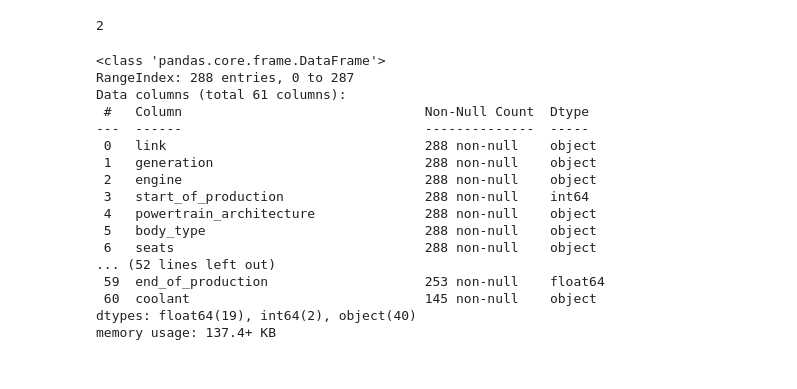
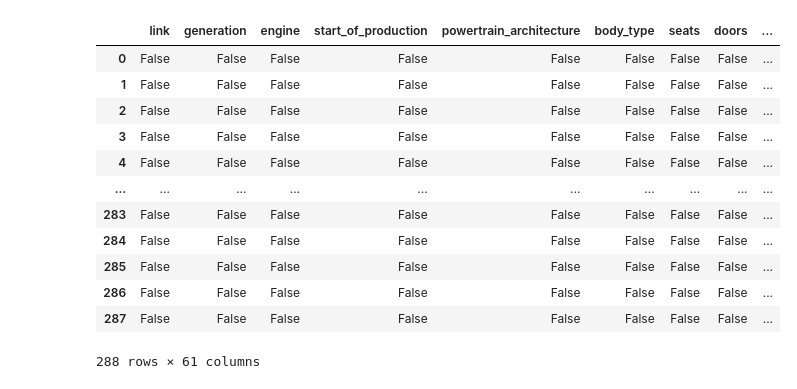
Before and after one commit to wertyuio1589/repoz1, a Jupyter notebook: Untitled2.ipynb, the cells around one changed output. Cells and saved outputs as stored; diff of their text form; code cells hidden in the pictures.

```diff
--- a/Untitled2.ipynb
+++ b/Untitled2.ipynb
@@ -3,27 +3,19 @@
 # %%
 import pandas as pd
 data = pd.read_csv("/content/porsche_911.csv")
-# %%
-1+1
-# %% [output]
-2
 # %%
-data.info()
+data.isnull()
 # %% [output]
+|  | link | generation | engine | start_of_production | powertrain_architecture | body_type | seats | doors | ... |
+| 0 | False | False | False | False | False | False | False | False | ... |
+| 1 | False | False | False | False | False | False | False | False | ... |
+| 2 | False | False | False | False | False | False | False | False | ... |
+| 3 | False | False | False | False | False | False | False | False | ... |
+| 4 | False | False | False | False | False | False | False | False | ... |
+| ... | ... | ... | ... | ... | ... | ... | ... | ... | ... |
+| 283 | False | False | False | False | False | False | False | False | ... |
+| 284 | False | False | False | False | False | False | False | False | ... |
+| 285 | False | False | False | False | False | False | False | False | ... |
+| 286 | False | False | False | False | False | False | False | False | ... |
+| 287 | False | False | False | False | False | False | False | False | ... |
-<class 'pandas.core.frame.DataFrame'>
-RangeIndex: 288 entries, 0 to 287
-Data columns (total 61 columns):
- #   Column                               Non-Null Count  Dtype
----  ------                               --------------  -----
- 0   link                                 288 non-null    object
- 1   generation                           288 non-null    object
- 2   engine                               288 non-null    object
- 3   start_of_production                  288 non-null    int64
- 4   powertrain_architecture              288 non-null    object
- 5   body_type                            288 non-null    object
- 6   seats                                288 non-null    object
-... (52 lines left out)
- 59  end_of_production                    253 non-null    float64
- 60  coolant                              145 non-null    object
-dtypes: float64(19), int64(2), object(40)
-memory usage: 137.4+ KB
+288 rows × 61 columns
```
Also changed, not shown: parts of 13 cells of this notebook.
